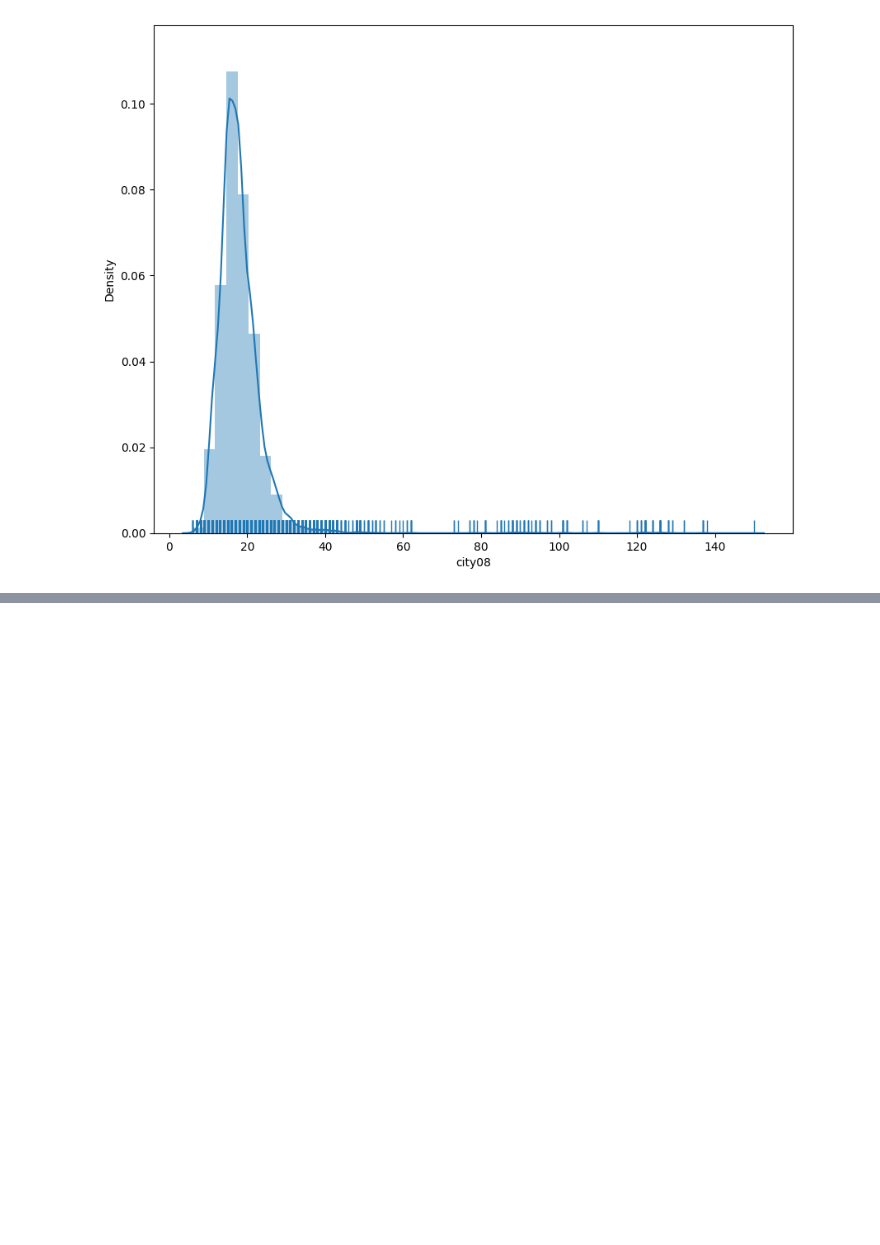
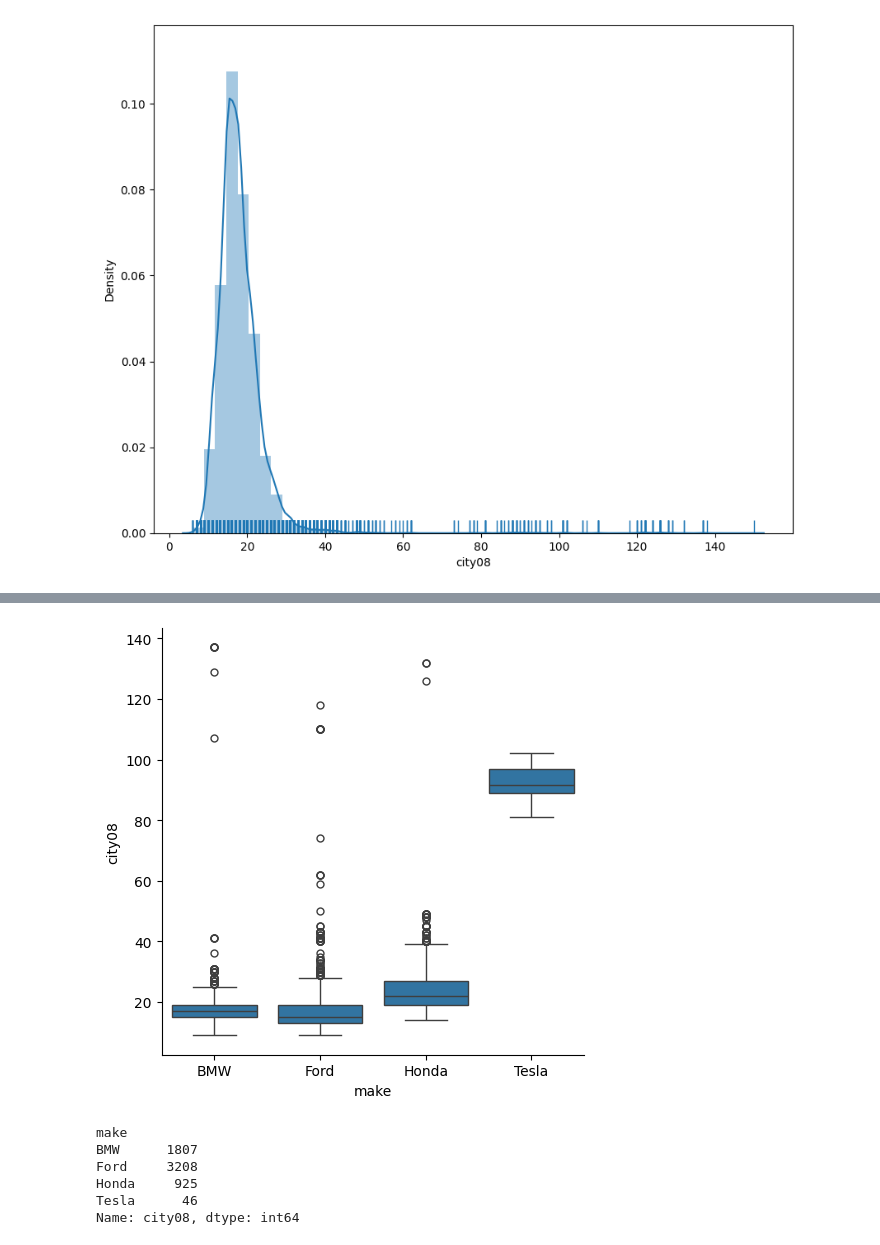
Before and after one commit to bdunn20/book_code, a Jupyter notebook: pandas_1.X_cookbook/Ch_5_EDA.ipynb, the cells around one changed output, grey strips where cells are left out. Saved outputs shown, nothing was run; the diff lists cells and outputs as text; code cells hidden in the pictures; blank space fills up the shorter version.

```diff
--- a/pandas_1.X_cookbook/Ch_5_EDA.ipynb
+++ b/pandas_1.X_cookbook/Ch_5_EDA.ipynb
@@ -555,0 +582,5 @@ https://gist.github.com/mwaskom/de44147ed2974457ad6372750bbe5751
+# %%
+# make mask for brands we want to use
+mask = fueleco.make.isin(["Ford", "Honda", "Tesla", "BMW"])
+# use group by to look at mean & std dev
+fueleco[mask].groupby("make").city08.agg(["mean", "std"])
@@ -555,0 +594,15 @@ https://gist.github.com/mwaskom/de44147ed2974457ad6372750bbe5751
+# %%
+# visualize city08 values for each make
+g = sns.catplot(x="make", y="city08", data=fueleco[mask], kind="box")
+g.ax.figure.savefig("c5-catbox.png", dpi=300)
+# %% [output]
+[figure, added]
+# %%
+fueleco[mask].groupby("make").city08.count()
+# %% [output]
+make
+BMW      1807
+Ford     3208
+Honda     925
+Tesla      46
+Name: city08, dtype: int64
```
Also changed, not shown: parts of 8 cells of this notebook.
